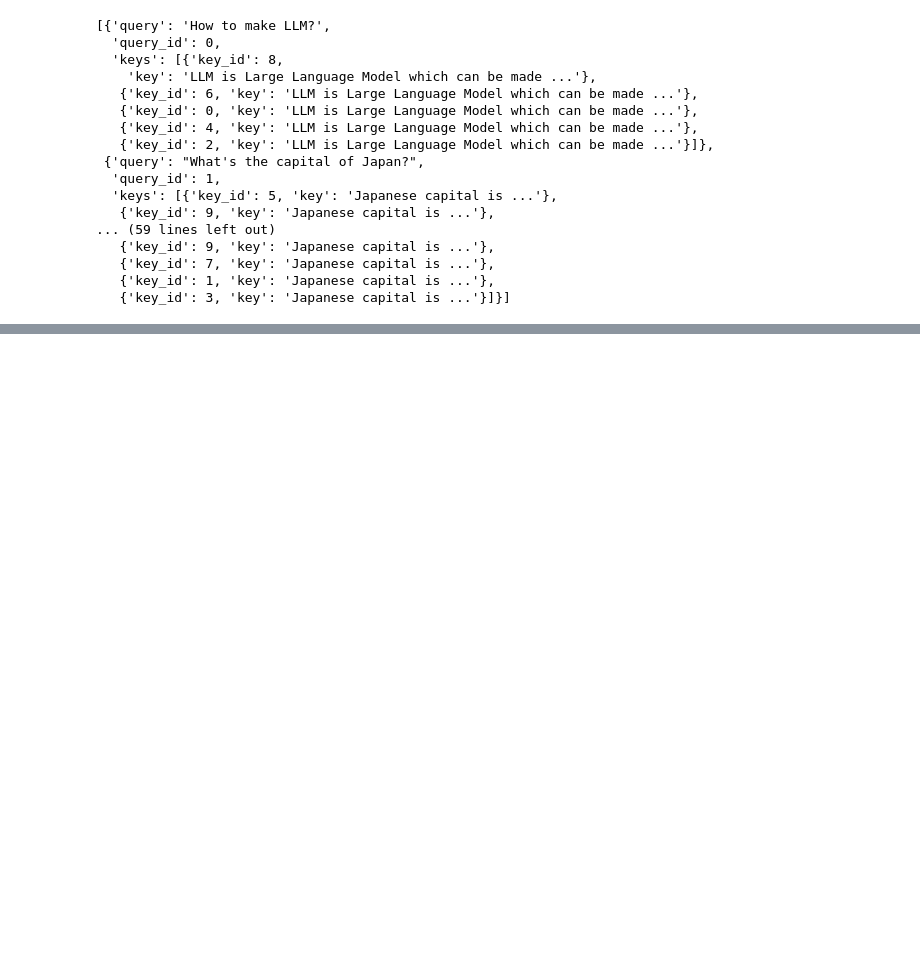
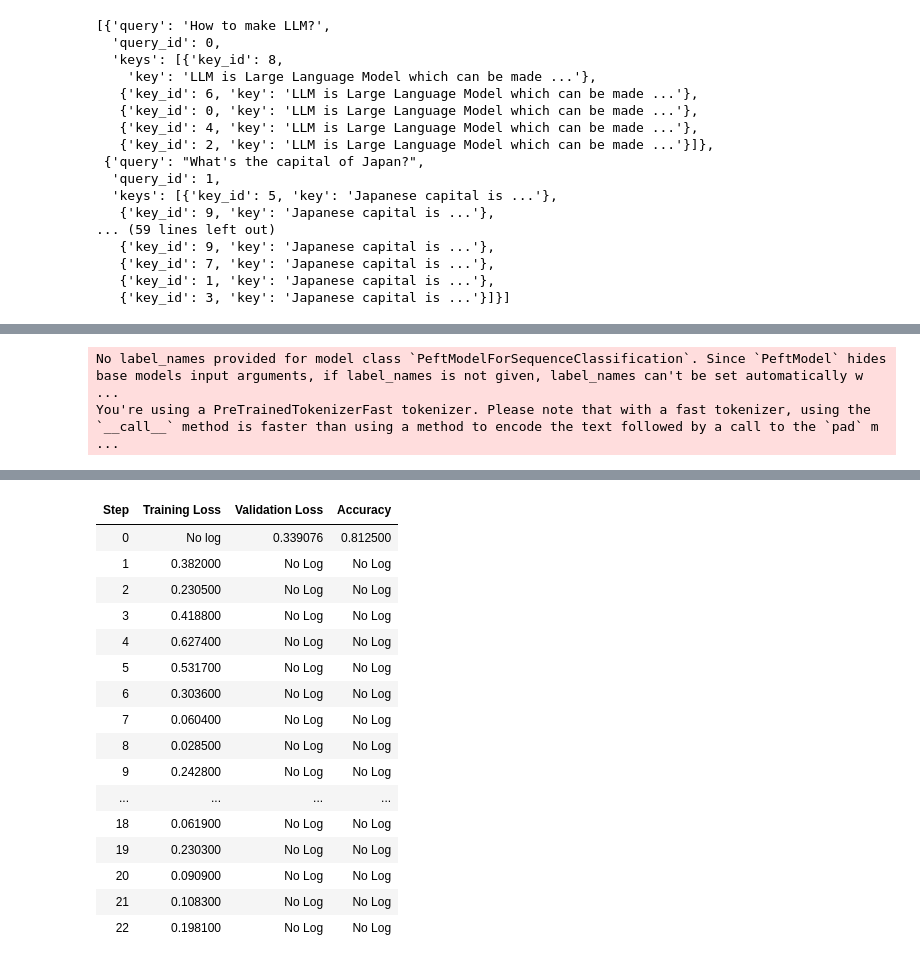
Before and after one commit to kyotoai/RMSearch, a Jupyter notebook: example.ipynb, the cells around one changed output, grey strips where cells are left out. Saved outputs shown, nothing was run; the diff lists cells and outputs as text; code cells hidden in the pictures; blank space fills up the shorter version.

```diff
--- a/example.ipynb
+++ b/example.ipynb
@@ -34,5 +36,5 @@ Note: you may need to restart the kernel to use updated packages.
 from rmsearch import Search
 search = Search(model_name = "/workspace/llama3b-rm",
         tensor_parallel_size = 1,
-        pipeline_parallel_size = 2,)
+        pipeline_parallel_size = 1,)
 # %% [output]
@@ -228,3 +72,0 @@ finished
-# %%
-output = final_output.outputs[0].text
-print(output)
@@ -261,0 +279,49 @@ async for request_output in results_generator:
+# %%
+from rmsearch import RMTrainer
+
+model_name = "/workspace/llama3b-rm"
+num_gpus = 1
+
+rmtrainer = RMTrainer(model_name = model_name, num_gpus = num_gpus)
+# %%
+dataset_save_path = f"{exp_dir}/dataset"
+train_ids_save_path = f"{exp_dir}/train_ids.json"
+test_ids_save_path = f"{exp_dir}/test_ids.json"
+test_size = 48
+
+formatted_dataset = rmtrainer.prepare_dataset(dataset_list, dataset_save_path, test_size, train_ids_save_path, test_ids_save_path)
+# %%
+from trl import RewardConfig
+from peft import LoraConfig, TaskType
+
+batch_size_per_device = 4
+eval_batch_size_per_device = 4
+
+training_args = RewardConfig(
+    output_dir=model_save_dir,
+    per_device_train_batch_size=batch_size_per_device,
+    per_device_eval_batch_size=eval_batch_size_per_device,
+    #evaluation_strategy="steps",
+    eval_steps=20,
+    eval_on_start=True,
+    save_steps=20,
+    logging_steps=1,
+    num_train_epochs = 3,
+    report_to=None,
+    remove_unused_columns=False,
+)
+
+peft_config = LoraConfig(
+    task_type=TaskType.SEQ_CLS,
+    inference_mode=False,
+    target_modules=["k_proj","q_proj","o_proj", "v_proj","down_proj","gate_proj","up_proj",],
+    layers_to_transform=[25,26,27],
+    r=16,
+    lora_alpha=16,
+    lora_dropout=0.1,
+)
+
+rmtrainer.train(formatted_dataset, training_args = training_args, peft_config = peft_config)
+# %% [output]
+No label_names provided for model class `PeftModelForSequenceClassification`. Since `PeftModel` hides base models input arguments, if label_names is not given, label_names can't be set automatically w ...
+You're using a PreTrainedTokenizerFast tokenizer. Please note that with a fast tokenizer, using the `__call__` method is faster than using a method to encode the text followed by a call to the `pad` m ...
@@ -261,0 +346,17 @@ async for request_output in results_generator:
+| Step | Training Loss | Validation Loss | Accuracy |
+| 0 | No log | 0.339076 | 0.812500 |
+| 1 | 0.382000 | No Log | No Log |
+| 2 | 0.230500 | No Log | No Log |
+| 3 | 0.418800 | No Log | No Log |
+| 4 | 0.627400 | No Log | No Log |
+| 5 | 0.531700 | No Log | No Log |
+| 6 | 0.303600 | No Log | No Log |
+| 7 | 0.060400 | No Log | No Log |
+| 8 | 0.028500 | No Log | No Log |
+| 9 | 0.242800 | No Log | No Log |
+| ... | ... | ... | ... |
+| 18 | 0.061900 | No Log | No Log |
+| 19 | 0.230300 | No Log | No Log |
+| 20 | 0.090900 | No Log | No Log |
+| 21 | 0.108300 | No Log | No Log |
+| 22 | 0.198100 | No Log | No Log |
```
Also changed, not shown: parts of 13 cells of this notebook, 1 other file.
